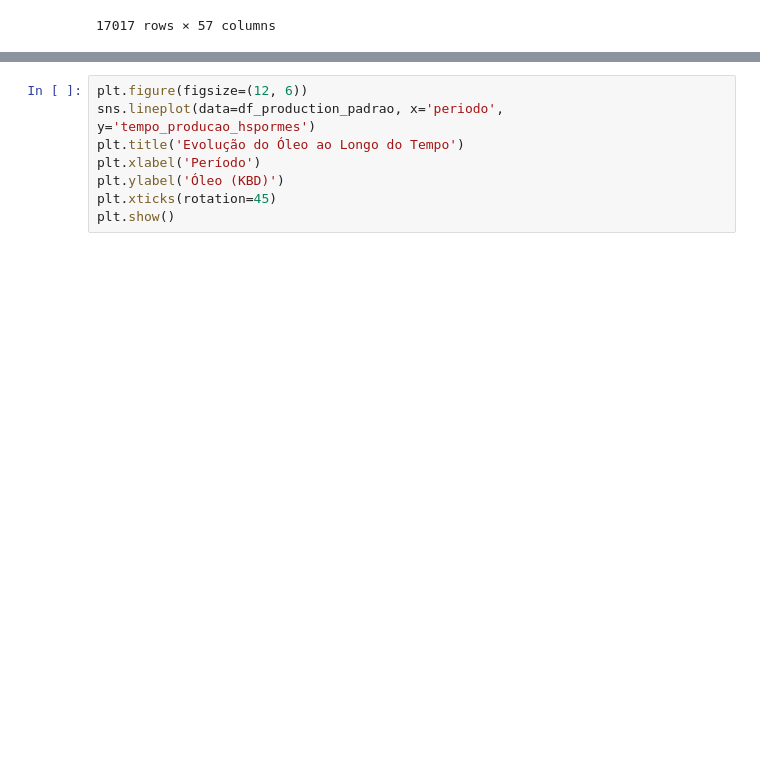
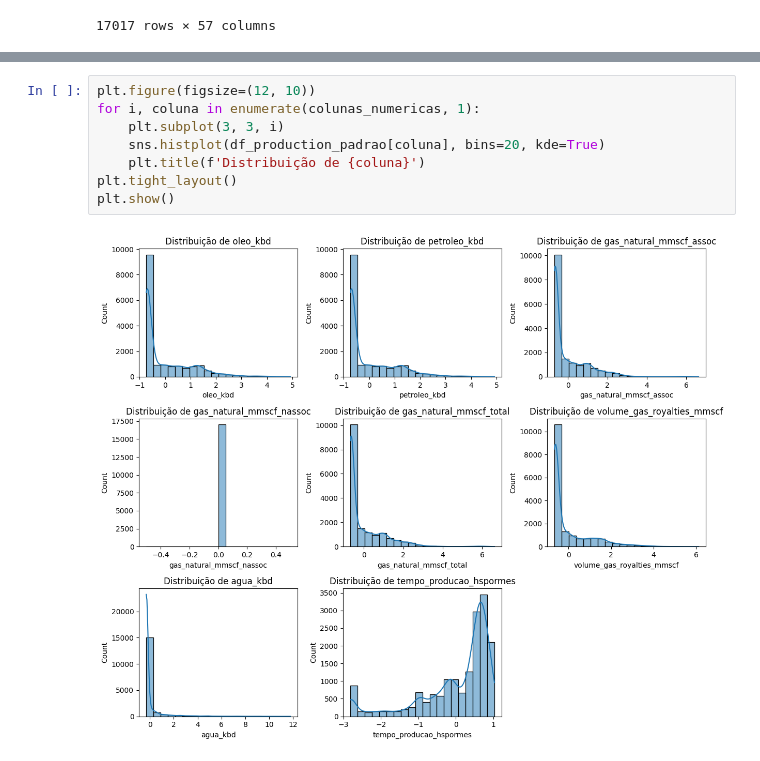
Before and after one commit to brainopensource/datascience-mvp, a Jupyter notebook: MVP_Análise_de_Dados_e_Boas_Práticas.ipynb, the cells around one changed output, grey strips where cells are left out. Drawn from its saved outputs; the diff is of its cells as text; blank space fills up the shorter version.

```diff
--- a/MVP_Análise_de_Dados_e_Boas_Práticas.ipynb
+++ b/MVP_Análise_de_Dados_e_Boas_Práticas.ipynb
@@ -833,8 +860,10 @@ plt.show()
-# %%
-plt.figure(figsize=(12, 6))
-sns.lineplot(data=df_production_padrao, x='periodo', y='tempo_producao_hspormes')
-plt.title('Evolução do Óleo ao Longo do Tempo')
-plt.xlabel('Período')
-plt.ylabel('Óleo (KBD)')
-plt.xticks(rotation=45)
-plt.show()
+# %%
+plt.figure(figsize=(12, 10))
+for i, coluna in enumerate(colunas_numericas, 1):
+    plt.subplot(3, 3, i)
+    sns.histplot(df_production_padrao[coluna], bins=20, kde=True)
+    plt.title(f'Distribuição de {coluna}')
+plt.tight_layout()
+plt.show()
+# %% [output]
+[figure, added]
```
Also changed, not shown: parts of 4 cells of this notebook.
